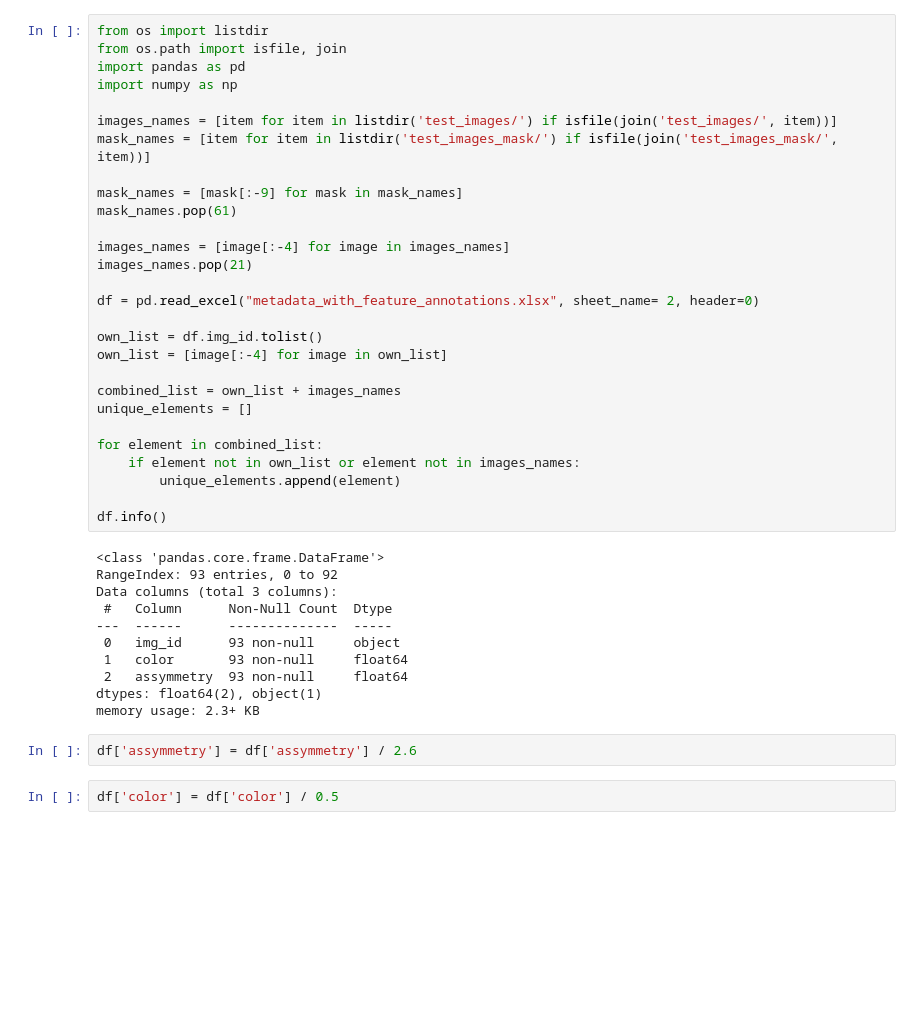
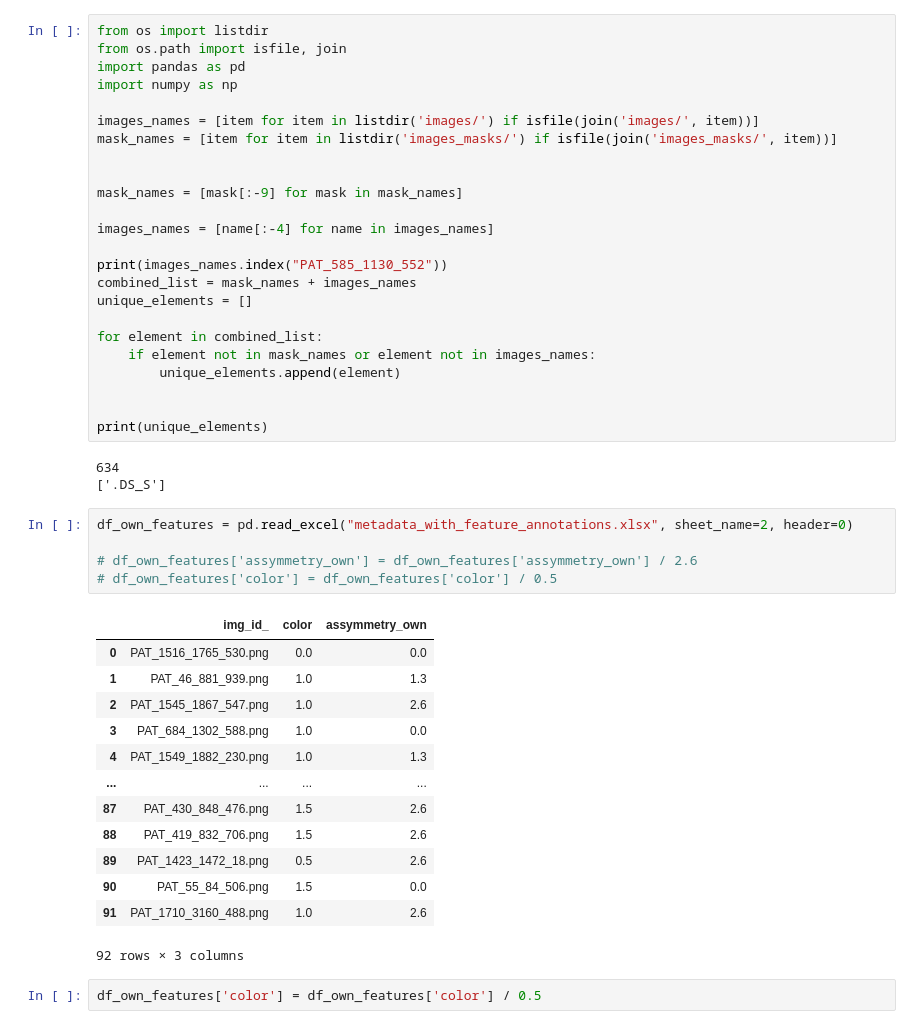
Before and after one commit to julielhagen/First-Year-Project, a Jupyter notebook: tester_.ipynb, the cells around one changed output. Cells and saved outputs as stored; diff of their text form; blank space fills up the shorter version.

```diff
--- a/tester_.ipynb
+++ b/tester_.ipynb
@@ -4,40 +4,45 @@ from os.path import isfile, join
 import pandas as pd
 import numpy as np
 
-images_names = [item for item in listdir('test_images/') if isfile(join('test_images/', item))]
-mask_names = [item for item in listdir('test_images_mask/') if isfile(join('test_images_mask/', item))]
+images_names = [item for item in listdir('images/') if isfile(join('images/', item))]
+mask_names = [item for item in listdir('images_masks/') if isfile(join('images_masks/', item))]
+
 
 mask_names = [mask[:-9] for mask in mask_names]
-mask_names.pop(61)
 
-images_names = [image[:-4] for image in images_names]
-images_names.pop(21)
+images_names = [name[:-4] for name in images_names]
 
-df = pd.read_excel("metadata_with_feature_annotations.xlsx", sheet_name= 2, header=0)
-
-own_list = df.img_id.tolist()
-own_list = [image[:-4] for image in own_list]
-
-combined_list = own_list + images_names
+print(images_names.index("PAT_585_1130_552"))
+combined_list = mask_names + images_names
 unique_elements = []
 
 for element in combined_list:
-    if element not in own_list or element not in images_names:
+    if element not in mask_names or element not in images_names:
         unique_elements.append(element)
 
-df.info()
+
+print(unique_elements)
 # %% [output]
-<class 'pandas.core.frame.DataFrame'>
-RangeIndex: 93 entries, 0 to 92
-Data columns (total 3 columns):
- #   Column      Non-Null Count  Dtype
----  ------      --------------  -----
- 0   img_id      93 non-null     object
- 1   color       93 non-null     float64
- 2   assymmetry  93 non-null     float64
-dtypes: float64(2), object(1)
-memory usage: 2.3+ KB
+634
+['.DS_S']
-# %%
-df['assymmetry'] = df['assymmetry'] / 2.6
+# %%
+df_own_features = pd.read_excel("metadata_with_feature_annotations.xlsx", sheet_name=2, header=0)
+
+# df_own_features['assymmetry_own'] = df_own_features['assymmetry_own'] / 2.6
+# df_own_features['color'] = df_own_features['color'] / 0.5
+# %% [output]
+|  | img_id_ | color | assymmetry_own |
+| 0 | PAT_1516_1765_530.png | 0.0 | 0.0 |
+| 1 | PAT_46_881_939.png | 1.0 | 1.3 |
+| 2 | PAT_1545_1867_547.png | 1.0 | 2.6 |
+| 3 | PAT_684_1302_588.png | 1.0 | 0.0 |
+| 4 | PAT_1549_1882_230.png | 1.0 | 1.3 |
+| ... | ... | ... | ... |
+| 87 | PAT_430_848_476.png | 1.5 | 2.6 |
+| 88 | PAT_419_832_706.png | 1.5 | 2.6 |
+| 89 | PAT_1423_1472_18.png | 0.5 | 2.6 |
+| 90 | PAT_55_84_506.png | 1.5 | 0.0 |
+| 91 | PAT_1710_3160_488.png | 1.0 | 2.6 |
+92 rows × 3 columns
 # %%
-df['color'] = df['color'] / 0.5
+df_own_features['color'] = df_own_features['color'] / 0.5
```
Also changed, not shown: parts of 7 cells of this notebook, 3 other files.
